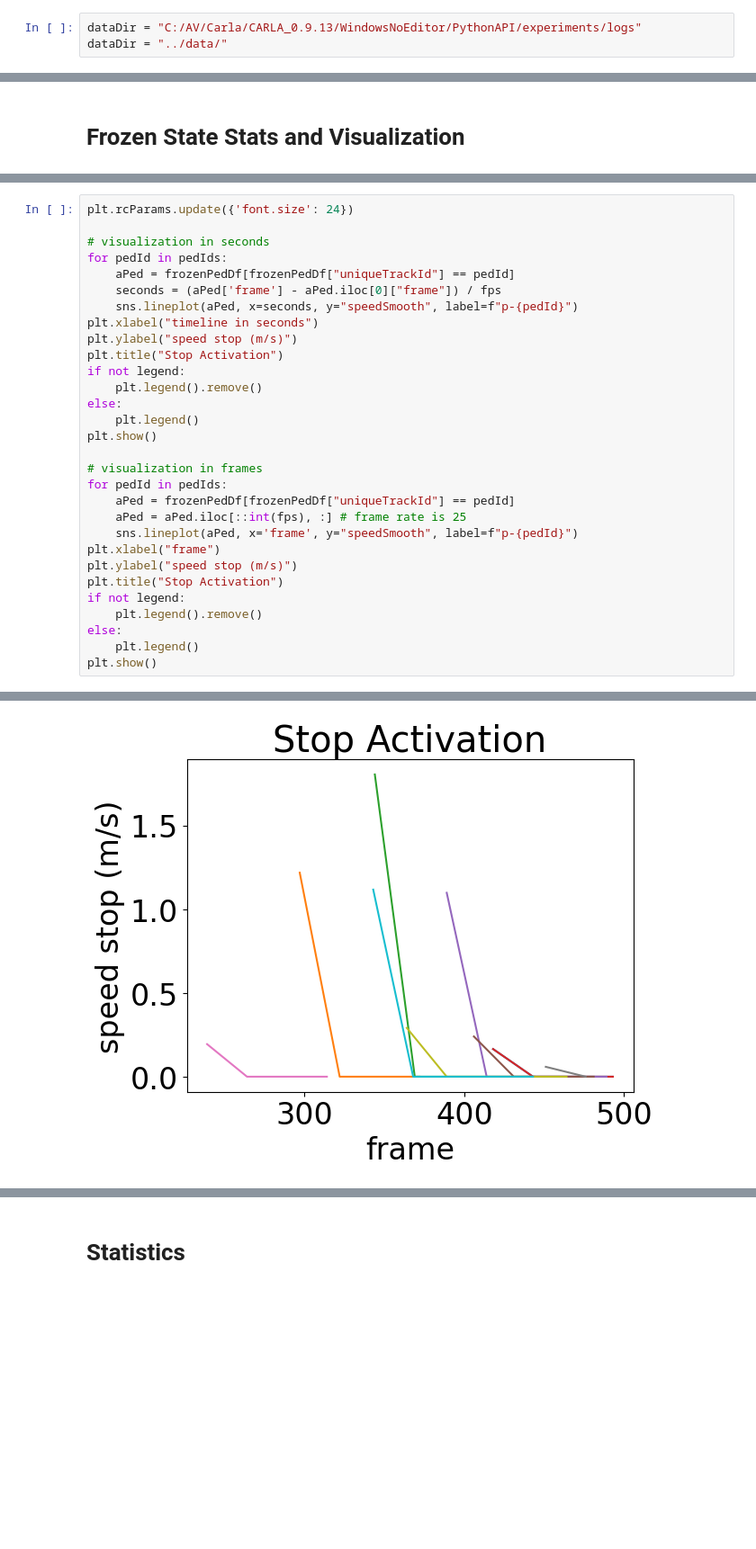
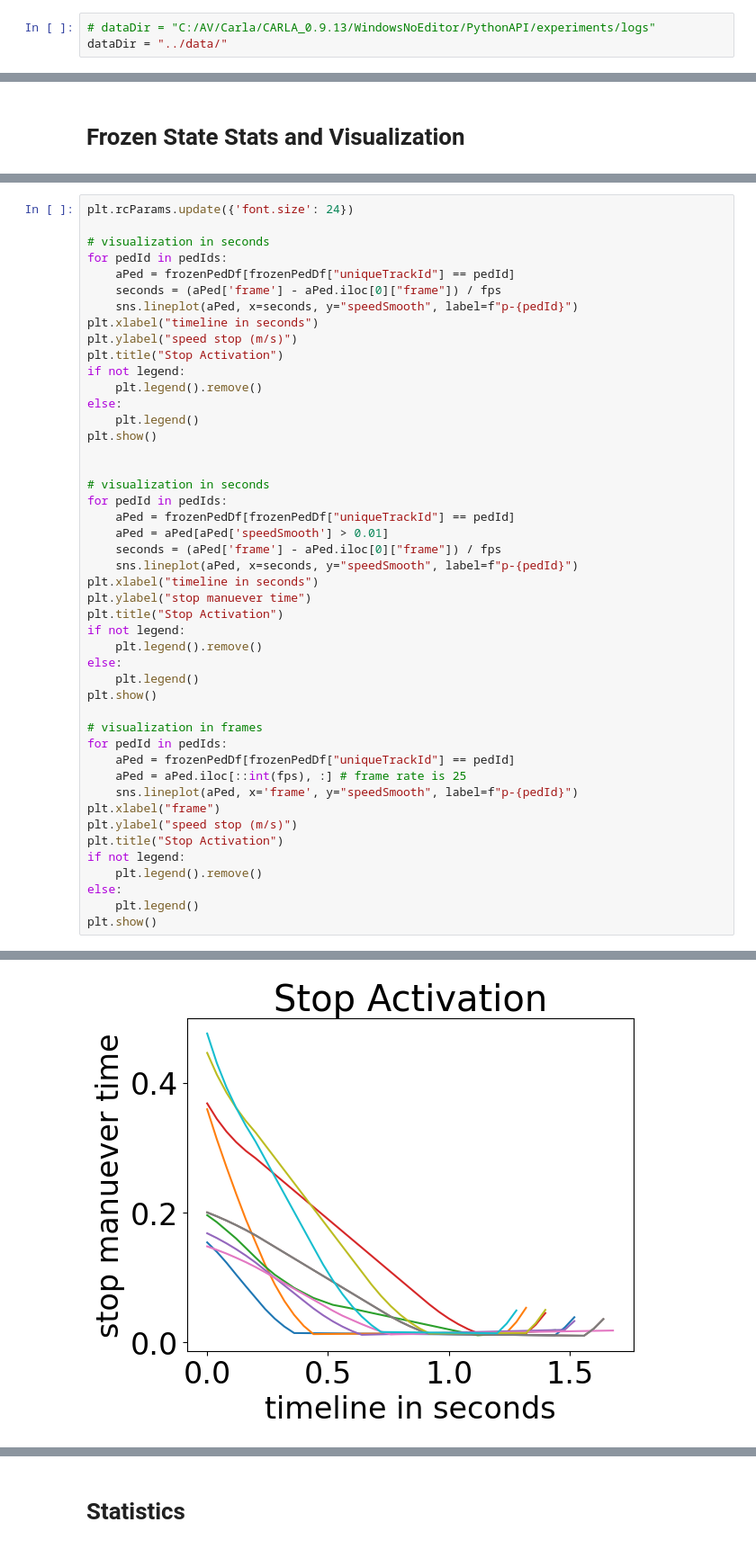
Before and after one commit to adhocmaster/TTI-dataset-tools, a Jupyter notebook: src/notebooks/ped-behavior-analysis.ipynb, the cells around one changed output, grey strips where cells are left out. Shown at 90% size. Cells and saved outputs as stored; diff of their text form; blank space fills up the shorter version.

```diff
--- a/src/notebooks/ped-behavior-analysis.ipynb
+++ b/src/notebooks/ped-behavior-analysis.ipynb
@@ -4,7 +4,7 @@
 2. open **'init_notebook.py'** and change the **projectFolder** to the src folder of the repository.
 3. In the following cell change the dataDir to the data directory of the InD dataset
 # %%
-dataDir = "C:/AV/Carla/CARLA_0.9.13/WindowsNoEditor/PythonAPI/experiments/logs"
+# dataDir = "C:/AV/Carla/CARLA_0.9.13/WindowsNoEditor/PythonAPI/experiments/logs"
 dataDir = "../data/"
 # %%
 exec(open('init_notebook.py').read())
@@ -259,6 +277,22 @@ for pedId in pedIds:
     sns.lineplot(aPed, x=seconds, y="speedSmooth", label=f"p-{pedId}")
 plt.xlabel("timeline in seconds")
 plt.ylabel("speed stop (m/s)")
+plt.title("Stop Activation")
+if not legend:
+    plt.legend().remove()
+else:
+    plt.legend()
+plt.show()
+
+
+# visualization in seconds
+for pedId in pedIds:
+    aPed = frozenPedDf[frozenPedDf["uniqueTrackId"] == pedId]
+    aPed = aPed[aPed['speedSmooth'] > 0.01]
+    seconds = (aPed['frame'] - aPed.iloc[0]["frame"]) / fps
+    sns.lineplot(aPed, x=seconds, y="speedSmooth", label=f"p-{pedId}")
+plt.xlabel("timeline in seconds")
+plt.ylabel("stop manuever time")
 plt.title("Stop Activation")
 if not legend:
     plt.legend().remove()
@@ -284 +318 @@ plt.show()
-[figure, old version]
+[figure, new version]
```
Also changed, not shown: parts of 21 cells of this notebook, 5 other files.
